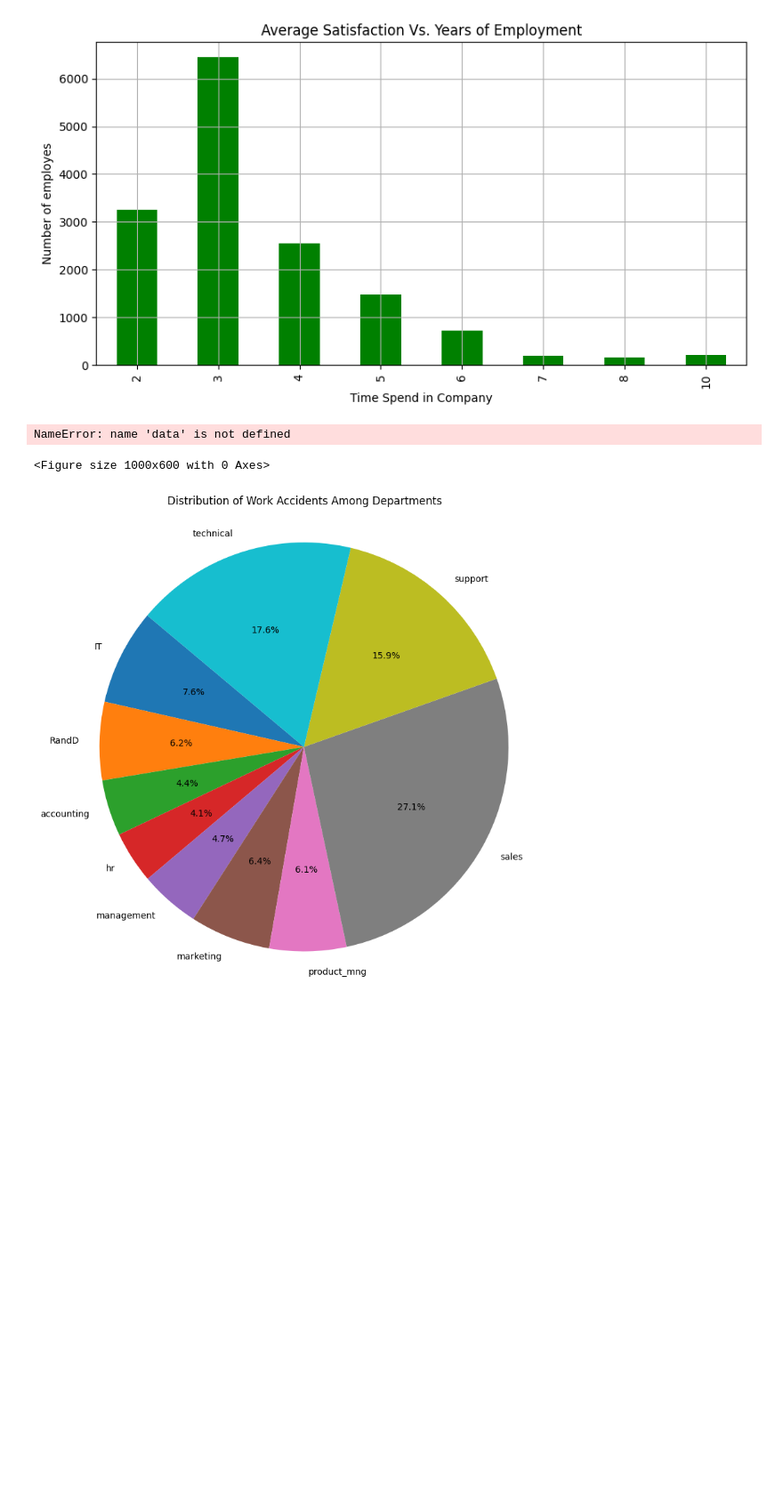
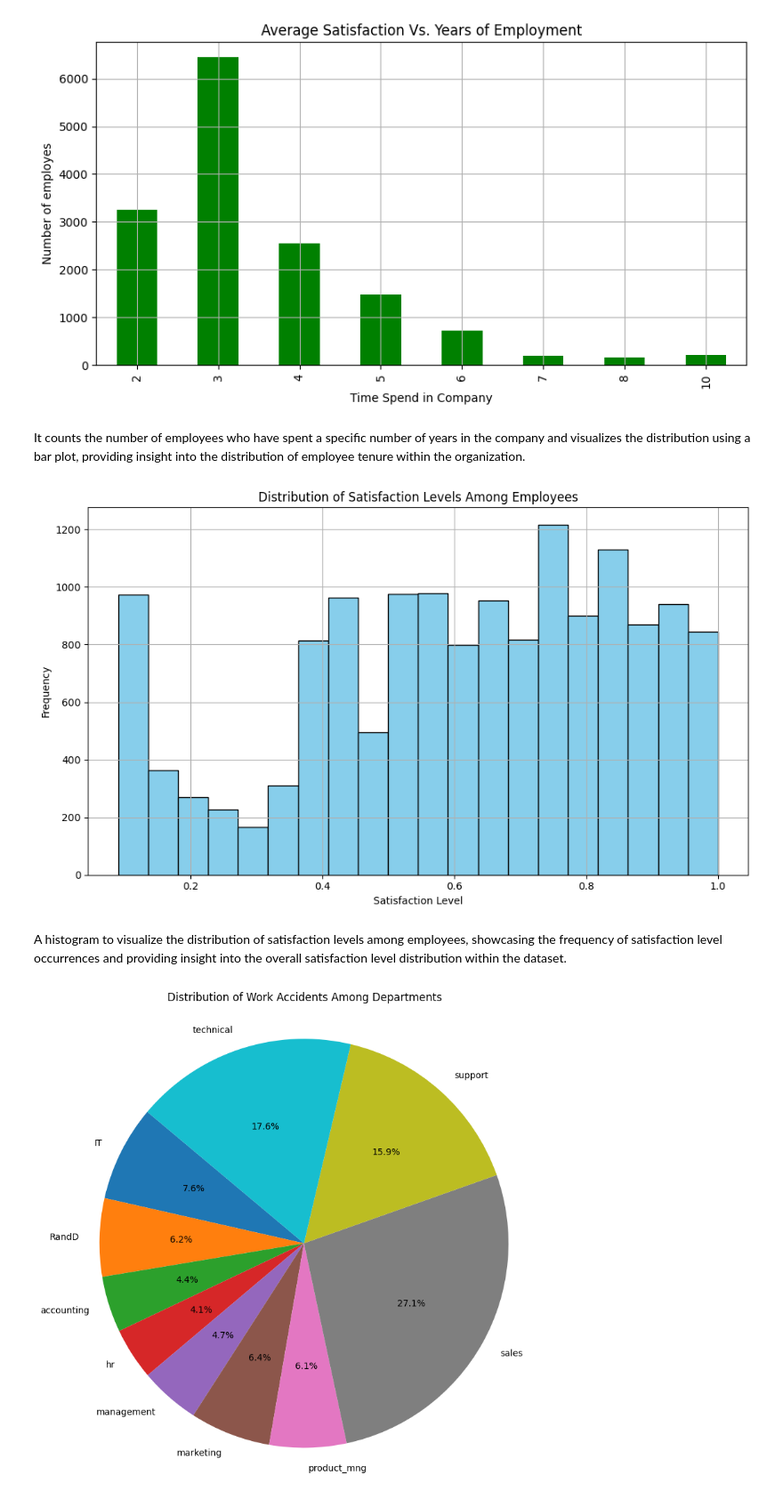
Before and after one commit to bhandariarun/KMC, a Jupyter notebook: week6/day_01/matplotlib/matplot.ipynb, the cells around one changed output. Shown: that part at 89% size. Cells and saved outputs as stored; diff of their text form; code cells hidden in the pictures; blank space fills up the shorter version.

```diff
--- a/week6/day_01/matplotlib/matplot.ipynb
+++ b/week6/day_01/matplotlib/matplot.ipynb
@@ -170,24 +176,29 @@ plt.grid(True)
 plt.show()
 # %% [output]
 [figure]
+# %% [markdown]
+It counts the number of employees who have spent a specific number of years in the company and visualizes the distribution using a bar plot, providing insight into the distribution of employee tenure within the organization.
 # %%
+#3. `What is the distribution of satisfaction levels among employees?` [Histogram]
 plt.figure(figsize=(10, 6))
 
 # Create histogram
-plt.hist(data['satisfaction_level'], bins=20, color='skyblue', edgecolor='black')
+plt.hist(df['satisfaction_level'], bins=20, color='skyblue', edgecolor='black')
 
 # Add labels and title
 plt.title('Distribution of Satisfaction Levels Among Employees')
 plt.xlabel('Satisfaction Level')
 plt.ylabel('Frequency')
 
 # Show plot
 plt.grid(True)
 plt.tight_layout()
 plt.show()
 # %% [output]
-NameError: name 'data' is not defined
-<Figure size 1000x600 with 0 Axes>
+[figure, added]
+# %% [markdown]
+
+A histogram to visualize the distribution of satisfaction levels among employees, showcasing the frequency of satisfaction level occurrences and providing insight into the overall satisfaction level distribution within the dataset.
 # %%
 #4. `What is the distribution of work accidents among departments?` [pie plot]
 work_accidents_by_dept = df.groupby('Department')['Work_accident'].sum()
```
Also changed, not shown: parts of 7 cells of this notebook.
